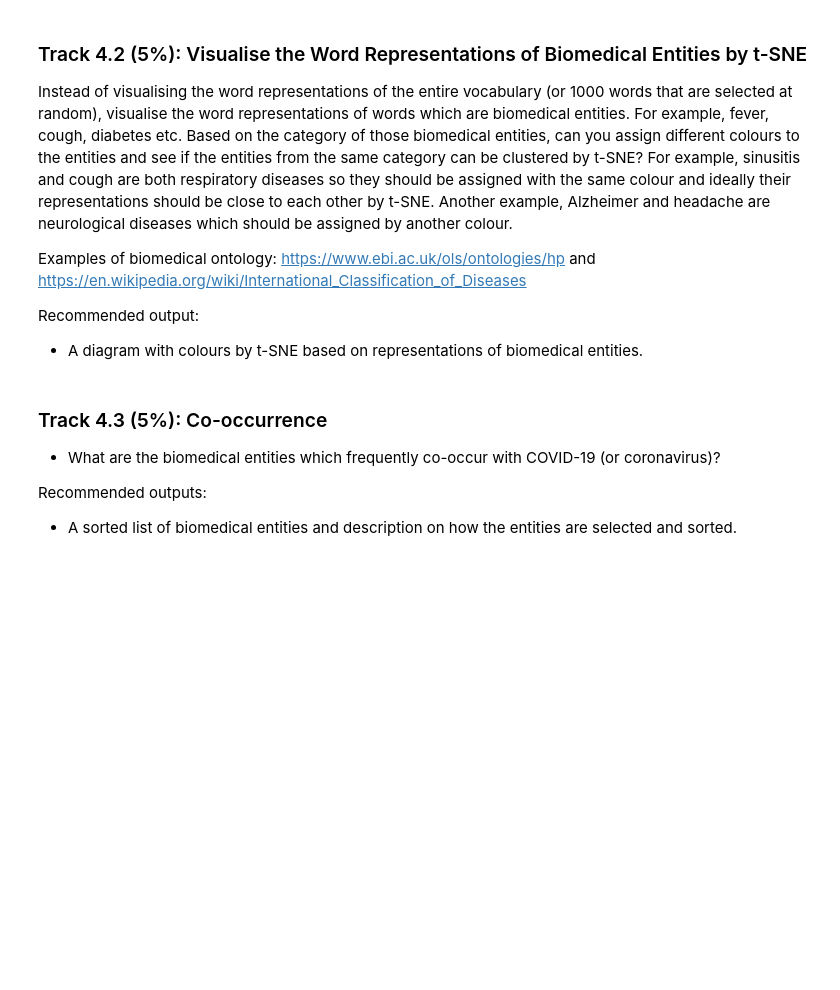
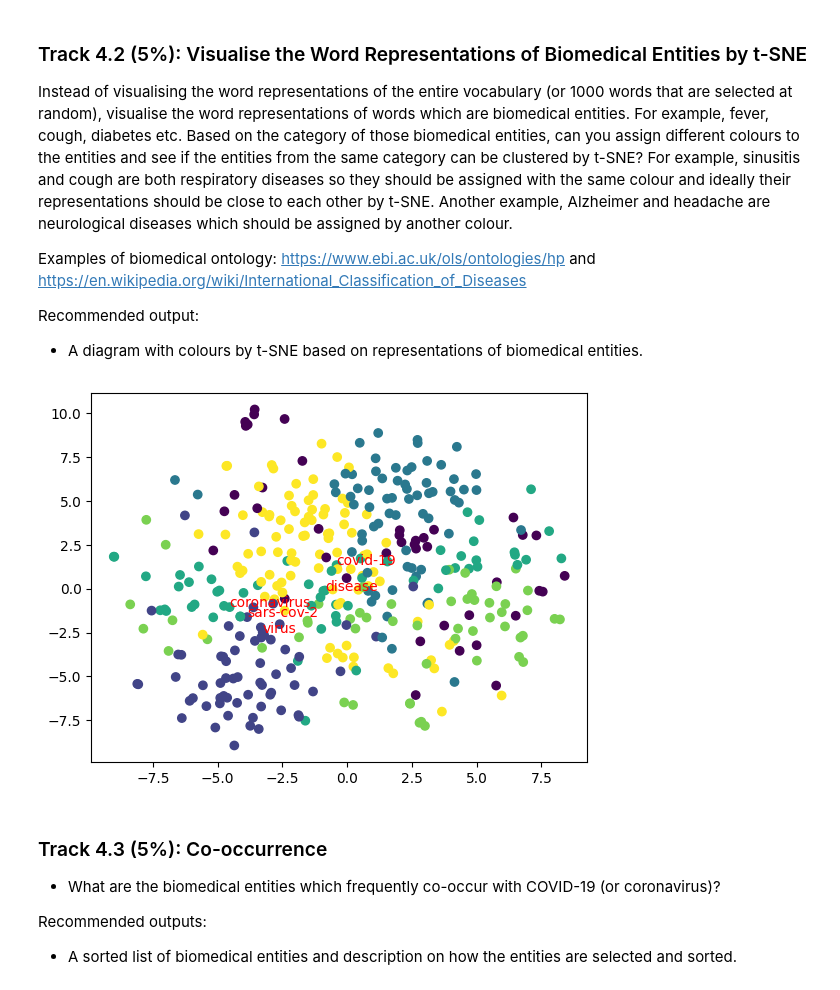
Before and after one commit to lonelyotter/CORD-19_Word_Representation, a Jupyter notebook: nlp_project.ipynb, the cells around one changed output. Cells and saved outputs as stored; diff of their text form; code cells hidden in the pictures; blank space fills up the shorter version.

```diff
--- a/nlp_project.ipynb
+++ b/nlp_project.ipynb
@@ -648,3 +640,54 @@ Recommended output:
+# %%
+import pandas as pd
+import matplotlib.pyplot as plt
+from sklearn.manifold import TSNE
+from sklearn.cluster import KMeans
+import pickle
+
+# Load the medical_dictionary.csv file
+biomedical_entities = pd.read_csv("./data/medical_dictionary.csv")
+
+# Extract the biomedical entities from the medical_dictionary.csv file
+biomedical_entities = " ".join(biomedical_entities.wordlist.tolist()).lower()
+biomedical_entities = set(biomedical_entities.split())
+
+# remove stopwords and digits
+with open('./data/stopwords.txt') as file:
+    stopwords = [line.strip('\'\n') for line in file.readlines()]
+    stopwords = set(stopwords)
+
+with open("./data/word2vector_skipgram.pkl", "rb") as f:
+    word2vec = pickle.load(f)
+
+for word in list(word2vec.keys()):
+    if word in stopwords or word.isdigit():
+        del word2vec[word]
+
+# Filter the word vectors for only the biomedical entities
+word2vector_in_paper = {}
+for key, value in word2vec.items():
+    if key in biomedical_entities:
+        word2vector_in_paper[key] = value
+
+words = list(word2vector_in_paper.keys())
+vectors = np.array([word2vector_in_paper[word] for word in words])
+
+# cluster the biomedical entities
+groups = KMeans(n_clusters=6, random_state=0,
+                n_init='auto').fit_predict(vectors)
+
+# reduce dimensions
+tsne = TSNE(n_components=2, random_state=0)
+V_reduced = tsne.fit_transform(vectors)
+
+# visualize the biomedical entities
+plt.scatter(V_reduced[:, 0], V_reduced[:, 1], c=groups)
+for i, word in enumerate(words):
+    if word in ['covid-19', 'coronavirus', 'virus', 'disease', 'sars-cov-2']:
+        plt.annotate(word, (V_reduced[i, 0], V_reduced[i, 1]), color='r')
+plt.show()
+# %% [output]
+[figure, added]
 # %% [markdown]
 ### Track 4.3 (5%): Co-occurrence
 
```
Also changed, not shown: parts of 8 cells of this notebook.
